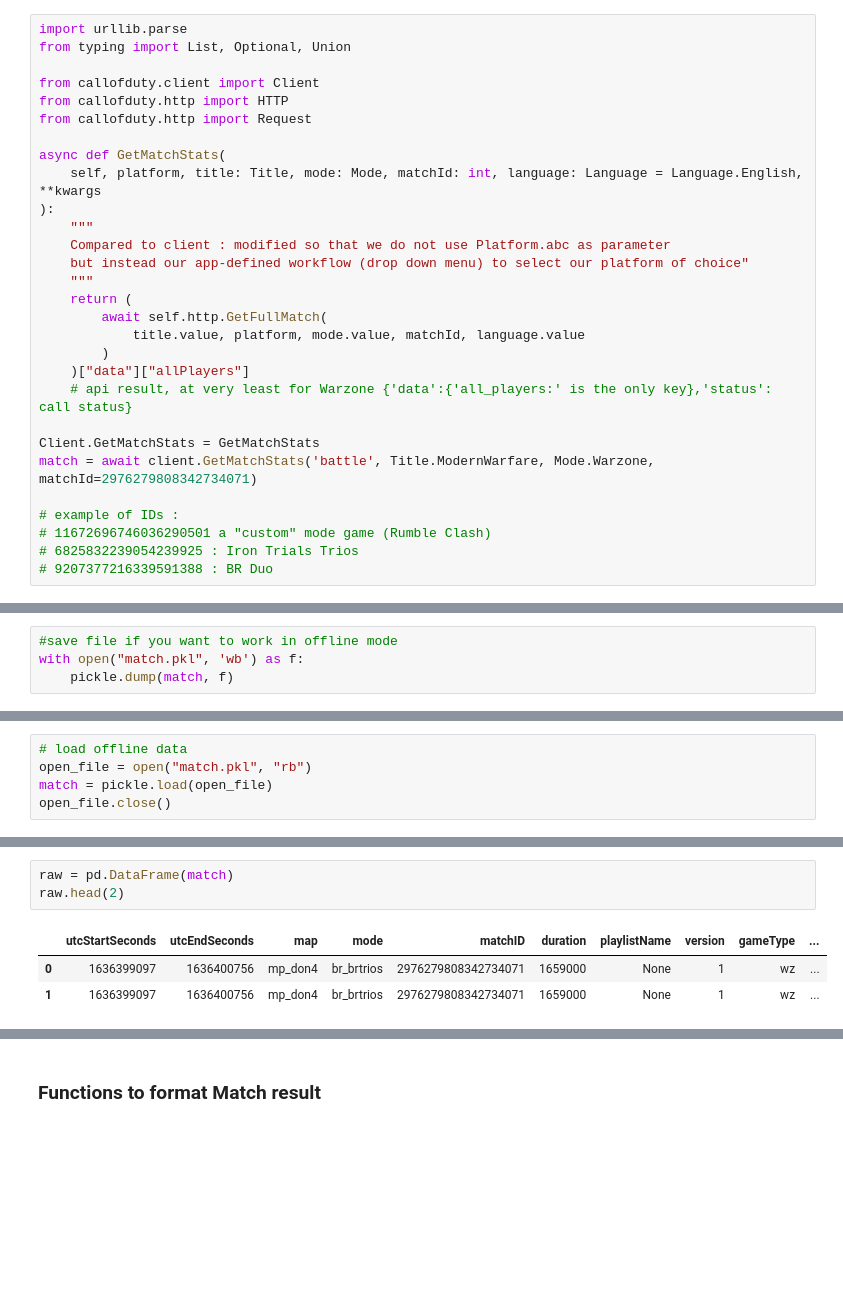
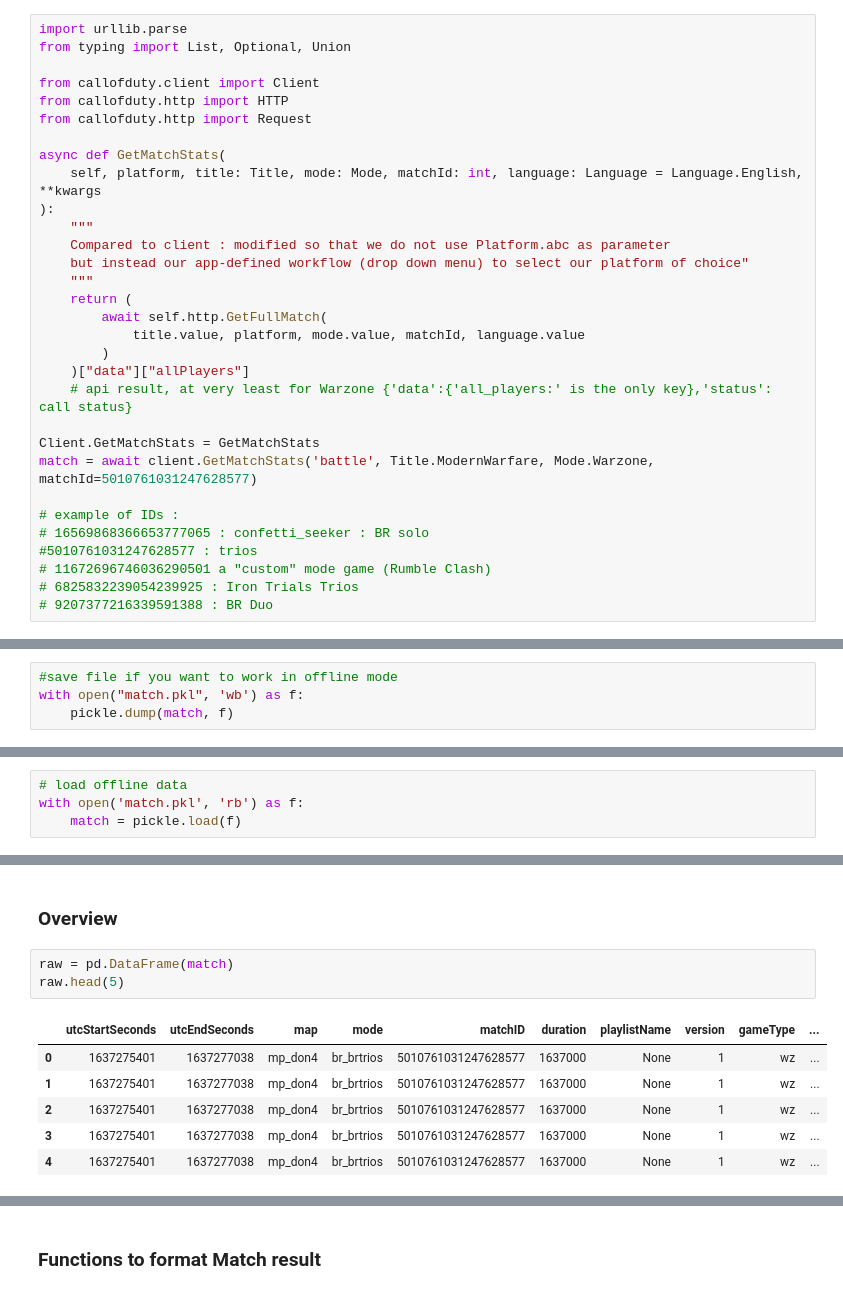
Before and after one commit to matthieuvion/wzkd, a Jupyter notebook: notebooks/format_one_match.ipynb, the cells around one changed output, grey strips where cells are left out. Cells and saved outputs as stored; diff of their text form; blank space fills up the shorter version.

```diff
--- a/notebooks/format_one_match.ipynb
+++ b/notebooks/format_one_match.ipynb
@@ -53,9 +53,11 @@ async def GetMatchStats(
     # api result, at very least for Warzone {'data':{'all_players:' is the only key},'status': call status}
 
 Client.GetMatchStats = GetMatchStats
-match = await client.GetMatchStats('battle', Title.ModernWarfare, Mode.Warzone, matchId=2976279808342734071)
+match = await client.GetMatchStats('battle', Title.ModernWarfare, Mode.Warzone, matchId=5010761031247628577)
 
 # example of IDs :
+# 16569868366653777065 : confetti_seeker : BR solo
+#5010761031247628577 : trios
 # 11672696746036290501 a "custom" mode game (Rumble Clash)
 # 6825832239054239925 : Iron Trials Trios
 # 9207377216339591388 : BR Duo
@@ -70,5 +72,4 @@ with open("match.pkl", 'wb') as f:
 # %%
 # load offline data
-open_file = open("match.pkl", "rb")
-match = pickle.load(open_file)
-open_file.close()
+with open('match.pkl', 'rb') as f:
+    match = pickle.load(f)
@@ -116,7 +76,12 @@ dict_keys(['team', 'rank', 'awards', 'username', 'uno', 'loadouts', 'brMissionSt
+# %% [markdown]
+### Overview
 # %%
 raw = pd.DataFrame(match)
-raw.head(2)
+raw.head(5)
 # %% [output]
 |  | utcStartSeconds | utcEndSeconds | map | mode | matchID | duration | playlistName | version | gameType | ... |
-| 0 | 1636399097 | 1636400756 | mp_don4 | br_brtrios | 2976279808342734071 | 1659000 | None | 1 | wz | ... |
-| 1 | 1636399097 | 1636400756 | mp_don4 | br_brtrios | 2976279808342734071 | 1659000 | None | 1 | wz | ... |
+| 0 | 1637275401 | 1637277038 | mp_don4 | br_brtrios | 5010761031247628577 | 1637000 | None | 1 | wz | ... |
+| 1 | 1637275401 | 1637277038 | mp_don4 | br_brtrios | 5010761031247628577 | 1637000 | None | 1 | wz | ... |
+| 2 | 1637275401 | 1637277038 | mp_don4 | br_brtrios | 5010761031247628577 | 1637000 | None | 1 | wz | ... |
+| 3 | 1637275401 | 1637277038 | mp_don4 | br_brtrios | 5010761031247628577 | 1637000 | None | 1 | wz | ... |
+| 4 | 1637275401 | 1637277038 | mp_don4 | br_brtrios | 5010761031247628577 | 1637000 | None | 1 | wz | ... |
```
Also changed, not shown: parts of 81 cells of this notebook, 1 other file.
